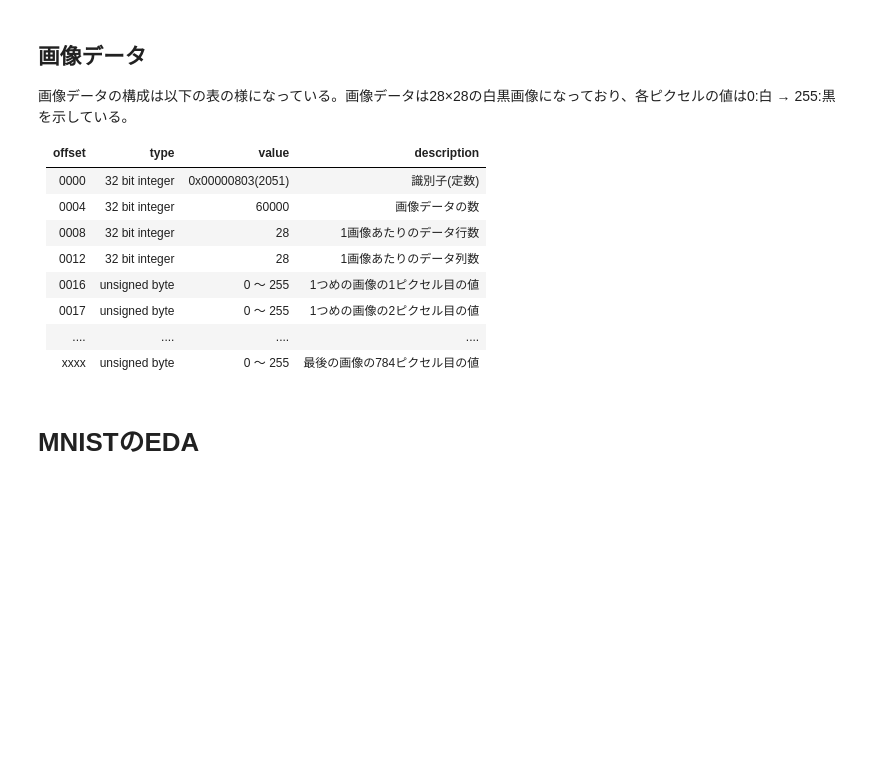
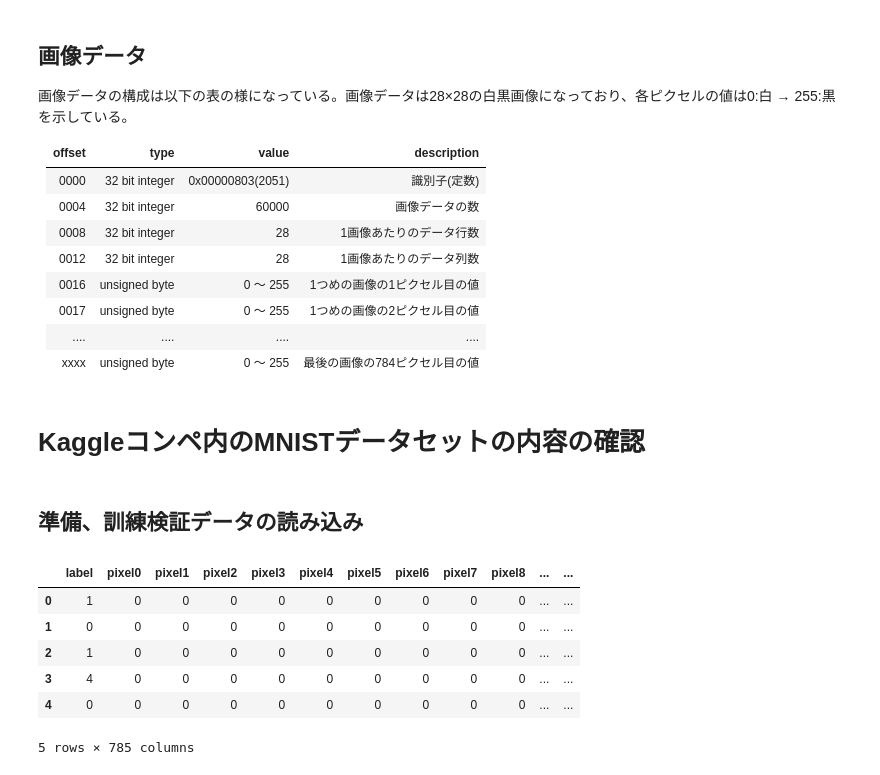
Before and after one commit to tetsuya-yamamoto-ai-learn/Practice05-O, a Jupyter notebook: MNISTデータセット.ipynb, the cells around one changed output. Saved outputs shown, nothing was run; the diff lists cells and outputs as text; code cells hidden in the pictures; blank space fills up the shorter version.

```diff
--- a/MNISTデータセット.ipynb
+++ b/MNISTデータセット.ipynb
@@ -46,4 +46,6 @@ MNIST(Mixed National Insutitute of Standards and Technology databese)とは、
 |....|....|....|....|
 |xxxx|unsigned byte|0 ～ 255|最後の画像の784ピクセル目の値|
 # %% [markdown]
-# MNISTのEDA
+# Kaggleコンペ内のMNISTデータセットの内容の確認
+# %% [markdown]
+## 準備、訓練検証データの読み込み
@@ -49,0 +65,12 @@ MNIST(Mixed National Insutitute of Standards and Technology databese)とは、
+# %%
+# 訓練検証データの読み込み
+MNIST_trainval = pd.read_csv('C:/Users/0175216/Project/Practice05-O(MNIST-dataset)/MNIST/train.csv')
+MNIST_trainval.head()
+# %% [output]
+|  | label | pixel0 | pixel1 | pixel2 | pixel3 | pixel4 | pixel5 | pixel6 | pixel7 | pixel8 | ... | ... |
+| 0 | 1 | 0 | 0 | 0 | 0 | 0 | 0 | 0 | 0 | 0 | ... | ... |
+| 1 | 0 | 0 | 0 | 0 | 0 | 0 | 0 | 0 | 0 | 0 | ... | ... |
+| 2 | 1 | 0 | 0 | 0 | 0 | 0 | 0 | 0 | 0 | 0 | ... | ... |
+| 3 | 4 | 0 | 0 | 0 | 0 | 0 | 0 | 0 | 0 | 0 | ... | ... |
+| 4 | 0 | 0 | 0 | 0 | 0 | 0 | 0 | 0 | 0 | 0 | ... | ... |
+5 rows × 785 columns
```
Also changed, not shown: parts of 19 cells of this notebook.
